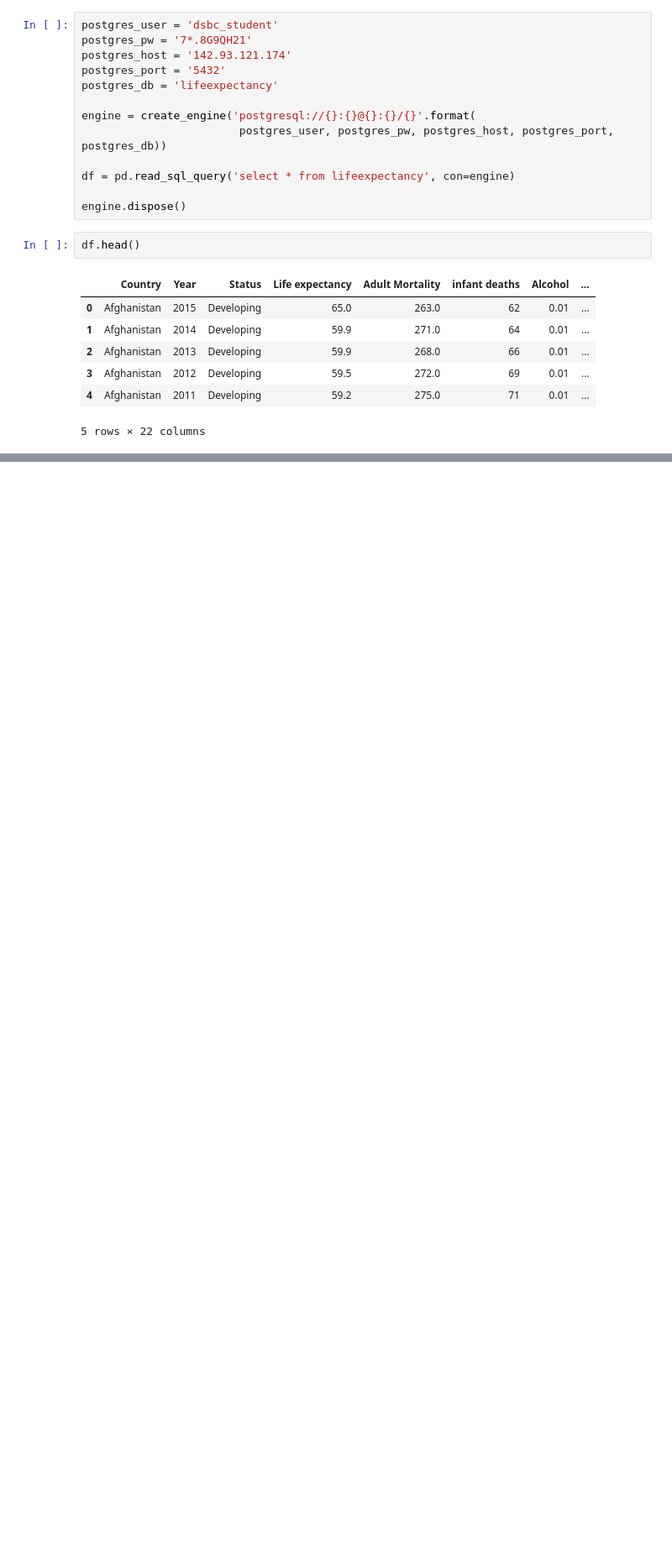
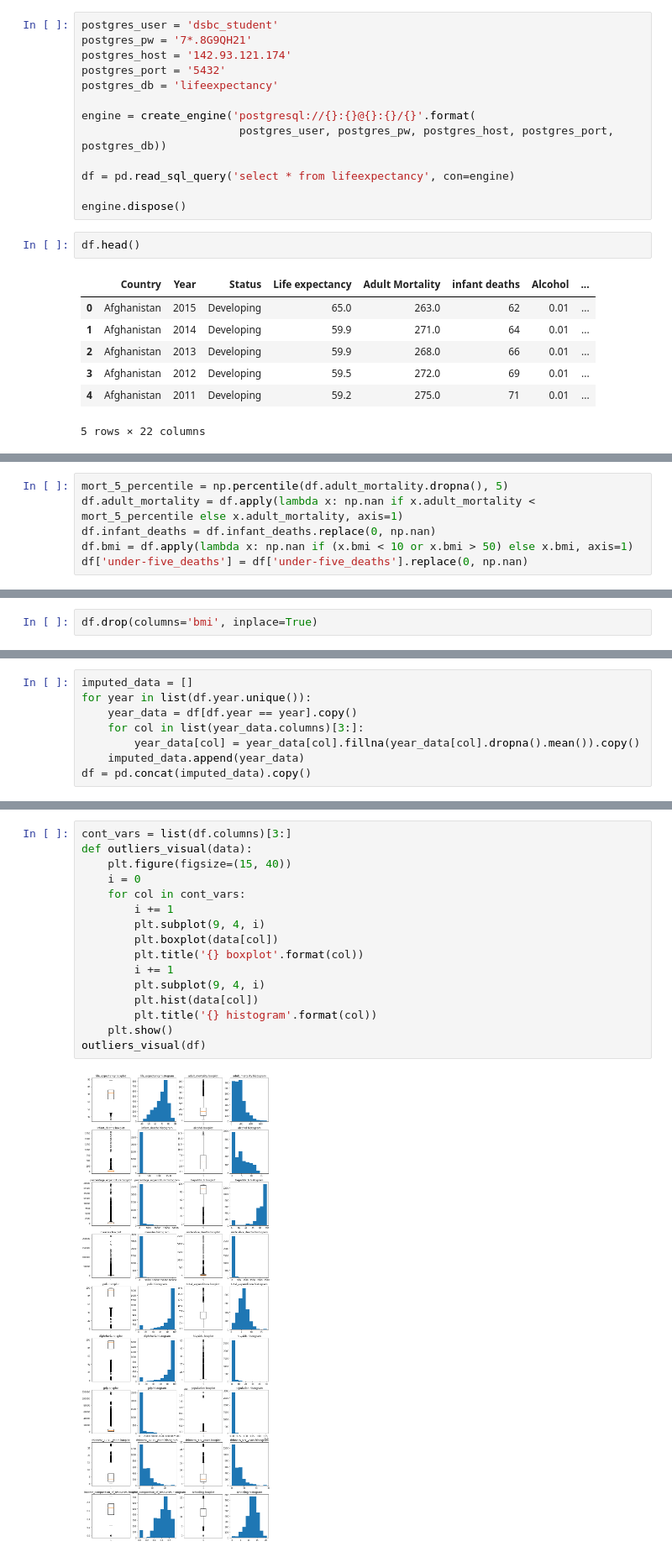
Before and after one commit to philbowman212/Thinkful_assignments, a Jupyter notebook: assignments/3_supervised_learning/model_prep/model_prep_challenge.ipynb, the cells around one changed output, grey strips where cells are left out. Shown at 84% size. Drawn from its saved outputs; the diff is of its cells as text; blank space fills up the shorter version.

```diff
--- a/assignments/3_supervised_learning/model_prep/model_prep_challenge.ipynb
+++ b/assignments/3_supervised_learning/model_prep/model_prep_challenge.ipynb
@@ -65,0 +222,6 @@ df.head()
+# %%
+mort_5_percentile = np.percentile(df.adult_mortality.dropna(), 5)
+df.adult_mortality = df.apply(lambda x: np.nan if x.adult_mortality < mort_5_percentile else x.adult_mortality, axis=1)
+df.infant_deaths = df.infant_deaths.replace(0, np.nan)
+df.bmi = df.apply(lambda x: np.nan if (x.bmi < 10 or x.bmi > 50) else x.bmi, axis=1)
+df['under-five_deaths'] = df['under-five_deaths'].replace(0, np.nan)
@@ -65,0 +291,2 @@ df.head()
+# %%
+df.drop(columns='bmi', inplace=True)
@@ -65,0 +295,8 @@ df.head()
+# %%
+imputed_data = []
+for year in list(df.year.unique()):
+    year_data = df[df.year == year].copy()
+    for col in list(year_data.columns)[3:]:
+        year_data[col] = year_data[col].fillna(year_data[col].dropna().mean()).copy()
+    imputed_data.append(year_data)
+df = pd.concat(imputed_data).copy()
@@ -65,0 +326,18 @@ df.head()
+# %%
+cont_vars = list(df.columns)[3:]
+def outliers_visual(data):
+    plt.figure(figsize=(15, 40))
+    i = 0
+    for col in cont_vars:
+        i += 1
+        plt.subplot(9, 4, i)
+        plt.boxplot(data[col])
+        plt.title('{} boxplot'.format(col))
+        i += 1
+        plt.subplot(9, 4, i)
+        plt.hist(data[col])
+        plt.title('{} histogram'.format(col))
+    plt.show()
+outliers_visual(df)
+# %% [output]
+[figure, added]
```
Also changed, not shown: parts of 141 cells of this notebook.
